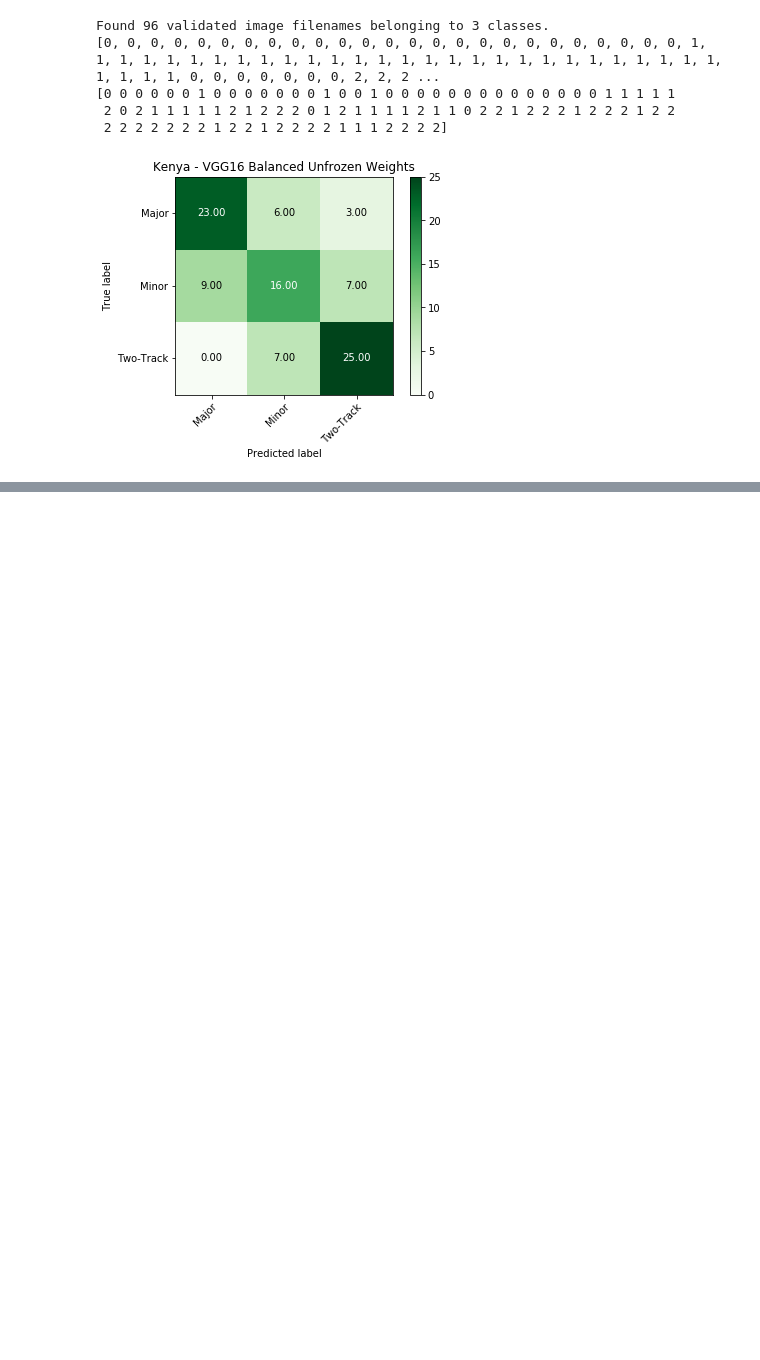
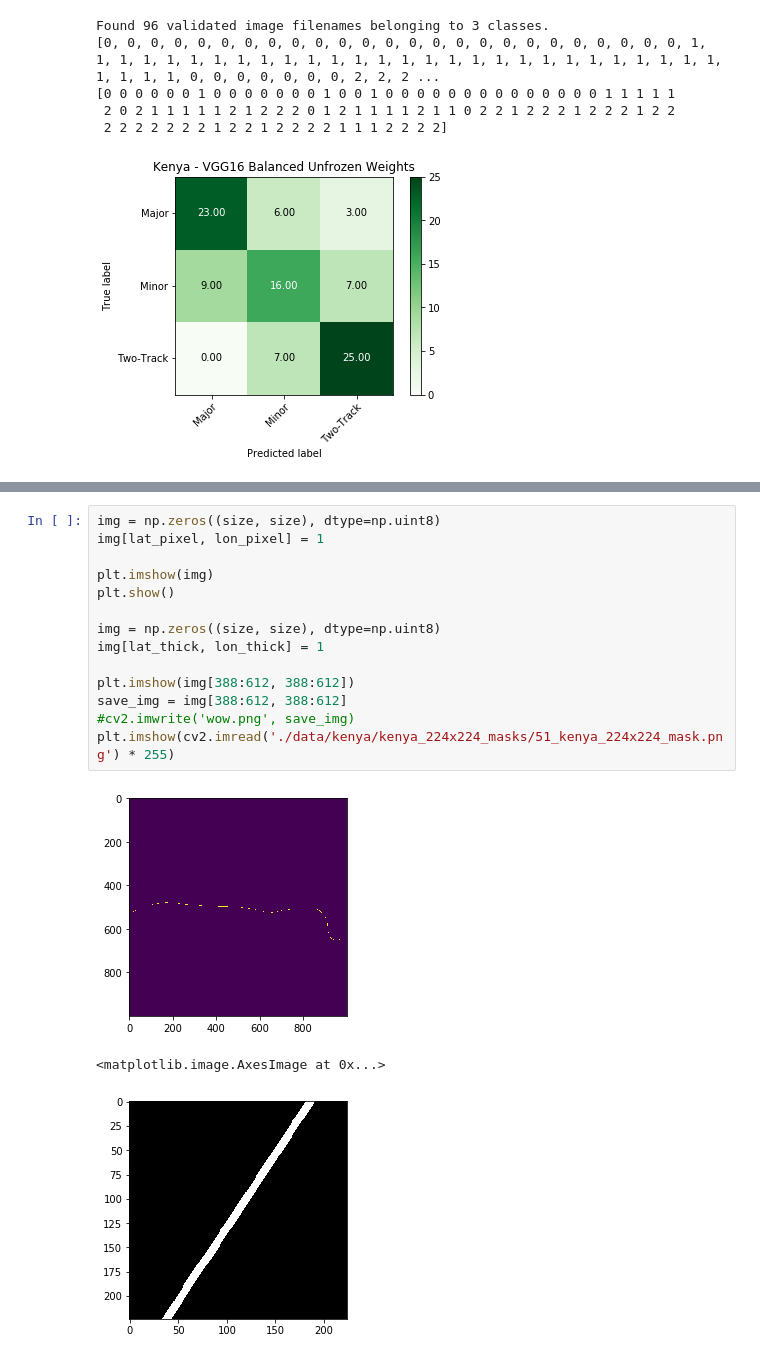
Before and after one commit to choiben314/cs325b, a Jupyter notebook: ben_dev.ipynb, the cells around one changed output, grey strips where cells are left out. Saved outputs shown, nothing was run; the diff lists cells and outputs as text; blank space fills up the shorter version.

Commit message:
Mask generation.

```diff
--- a/ben_dev.ipynb
+++ b/ben_dev.ipynb
@@ -429,0 +543,18 @@ Found 96 validated image filenames belonging to 3 classes.
+# %%
+img = np.zeros((size, size), dtype=np.uint8)
+img[lat_pixel, lon_pixel] = 1
+
+plt.imshow(img)
+plt.show()
+
+img = np.zeros((size, size), dtype=np.uint8)
+img[lat_thick, lon_thick] = 1
+
+plt.imshow(img[388:612, 388:612])
+save_img = img[388:612, 388:612]
+#cv2.imwrite('wow.png', save_img)
+plt.imshow(cv2.imread('./data/kenya/kenya_224x224_masks/51_kenya_224x224_mask.png') * 255)
+# %% [output]
+[figure, added]
+<matplotlib.image.AxesImage at 0x...>
+[figure, added]
```
Also changed, not shown: parts of 9 cells of this notebook, 3 other files.
